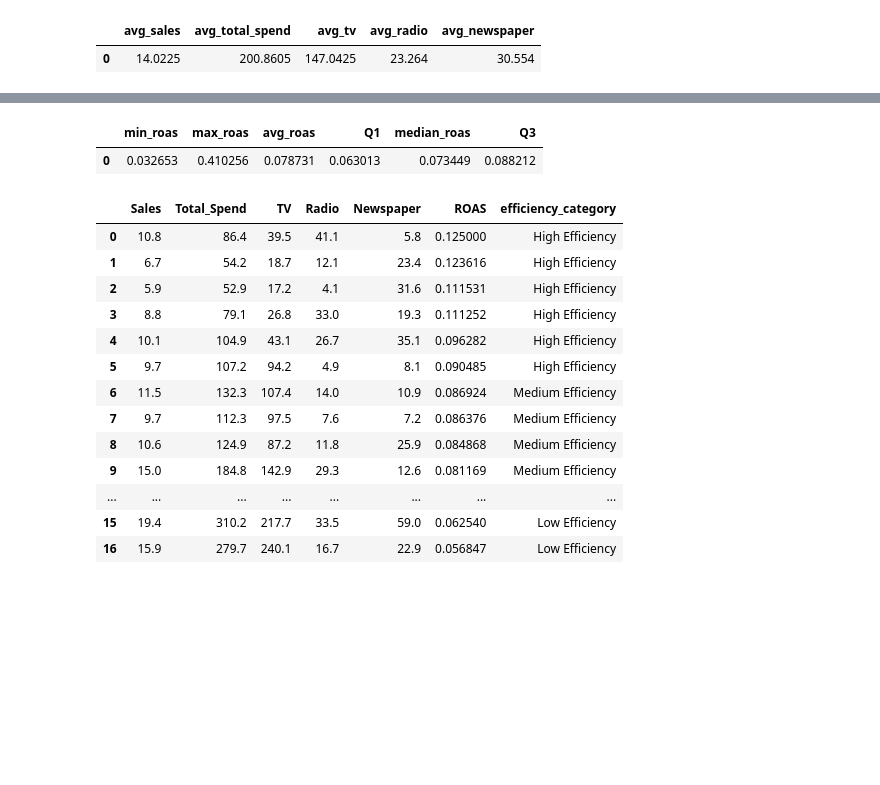
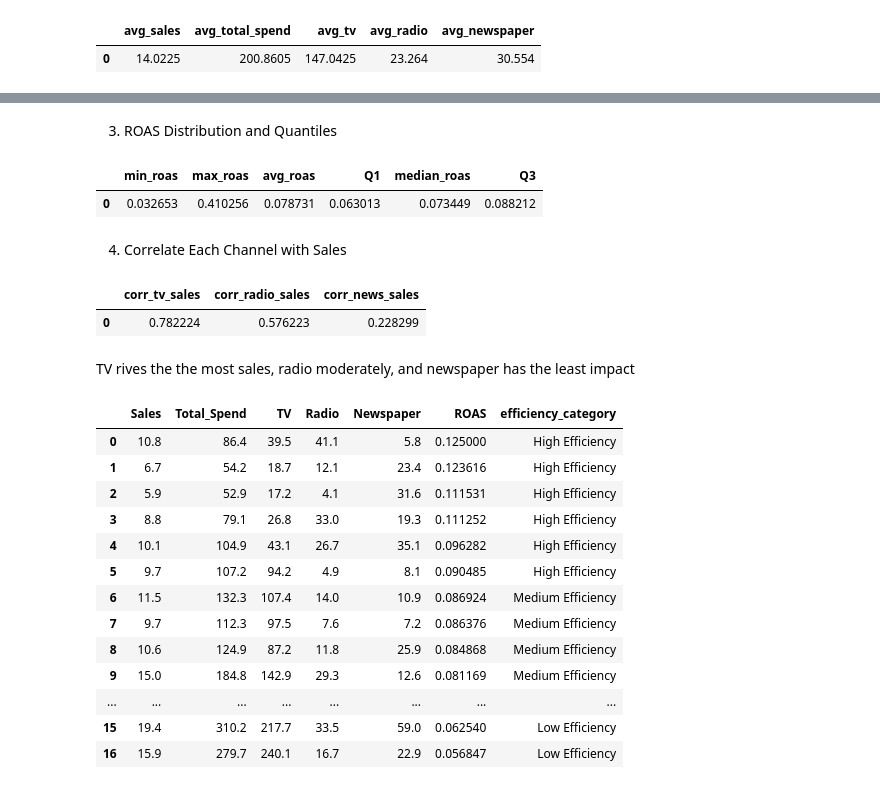
Before and after one commit to ntcode12/AD_Sales_ETL, a Jupyter notebook: notebooks/sql_analysis.ipynb, the cells around one changed output, grey strips where cells are left out. Saved outputs shown, nothing was run; the diff lists cells and outputs as text; code cells hidden in the pictures; blank space fills up the shorter version.

```diff
--- a/notebooks/sql_analysis.ipynb
+++ b/notebooks/sql_analysis.ipynb
@@ -51,3 +53,5 @@ ROAS levels
+# %% [markdown]
+3. ROAS Distribution and Quantiles
 # %%
 %%bigquery result --project sales-pulse-etl-dashboard
 SELECT
@@ -63,3 +67,5 @@ display(result)
 # %% [output]
 |  | min_roas | max_roas | avg_roas | Q1 | median_roas | Q3 |
 | 0 | 0.032653 | 0.410256 | 0.078731 | 0.063013 | 0.073449 | 0.088212 |
+# %% [markdown]
+4. Correlate Each Channel with Sales
@@ -66,3 +79,10 @@ display(result)
+# %%
+display(result)
+# %% [output]
+|  | corr_tv_sales | corr_radio_sales | corr_news_sales |
+| 0 | 0.782224 | 0.576223 | 0.228299 |
+# %% [markdown]
+TV rives the the most sales, radio moderately, and newspaper has the least impact
 # %%
 %%bigquery result --project sales-pulse-etl-dashboard
 SELECT *
```
Also changed, not shown: parts of 8 cells of this notebook.
